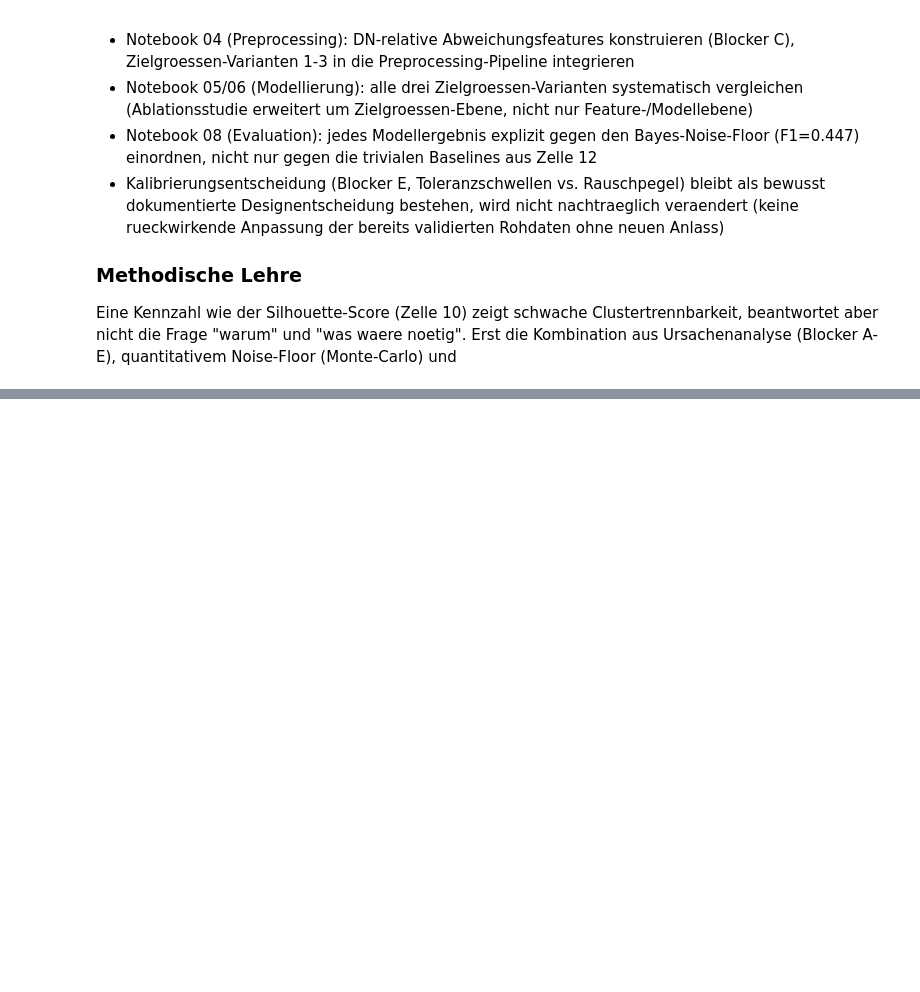
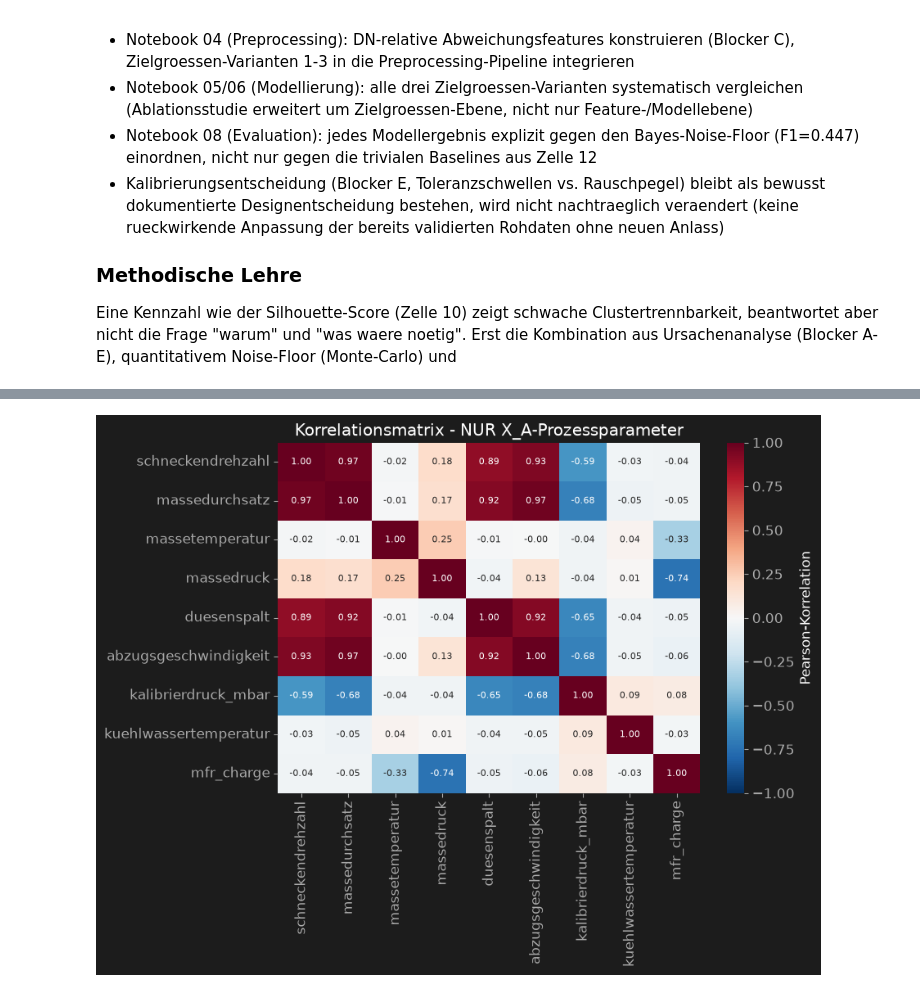
Before and after one commit to AwaTekoete/_MyExtrusionML_Synthetisch, a Jupyter notebook: notebooks/03_eda_model_a.ipynb, the cells around one changed output, grey strips where cells are left out. Saved outputs shown, nothing was run; the diff lists cells and outputs as text; code cells hidden in the pictures; blank space fills up the shorter version.

Commit message:
fix: correct EDA data leakage (X_A/Y_A mixing) - Kruskal-Wallis, PCA, Silhouette recalculated on X_A only

```diff
--- a/notebooks/03_eda_model_a.ipynb
+++ b/notebooks/03_eda_model_a.ipynb
@@ -1319,0 +1368,17 @@ quantitativem Noise-Floor (Monte-Carlo) und
+# %%
+# =============================================================================
+# Zelle 19 – KORREKTUR: Korrelationsmatrix nur X_A-Prozessparameter
+# =============================================================================
+corr_matrix_xa = df[X_A_MERKMALE].corr(method="pearson")
+
+fig, ax = plt.subplots(figsize=(9, 7))
+sns.heatmap(corr_matrix_xa, annot=True, fmt=".2f", cmap="RdBu_r", center=0,
+            vmin=-1, vmax=1, ax=ax, cbar_kws={"label": "Pearson-Korrelation"}, annot_kws={"size": 8})
+ax.set_title("Korrelationsmatrix - NUR X_A-Prozessparameter")
+plt.tight_layout()
+save_figure(fig, "../reports/figures/03_eda_correlation_matrix_XA_ONLY.png")
+plt.show()
+
+corr_matrix_xa.to_csv("../reports/tables/03_eda_correlation_matrix_XA_ONLY.csv")
+# %% [output]
+[figure, added]
```
Also changed, not shown: parts of 4 cells of this notebook, 5 other files.
